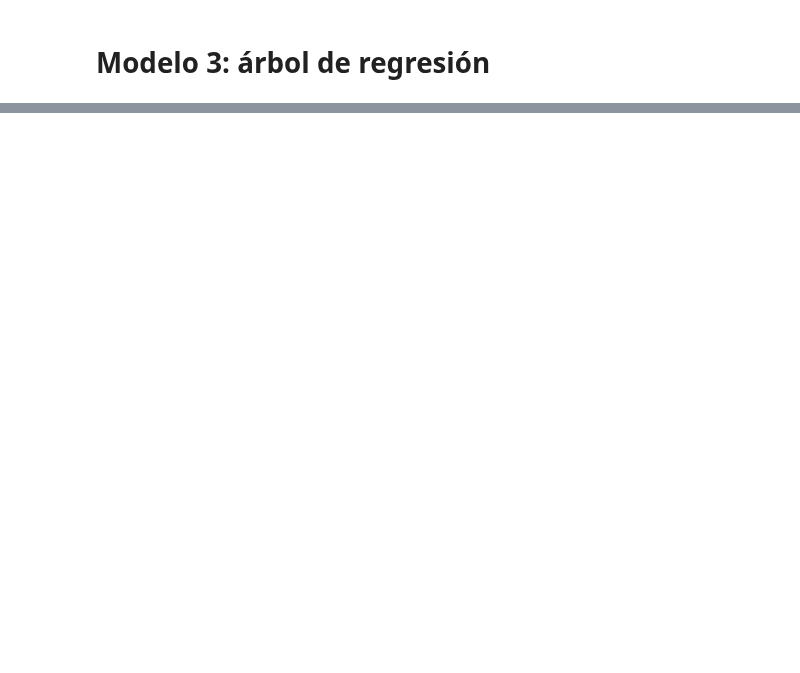
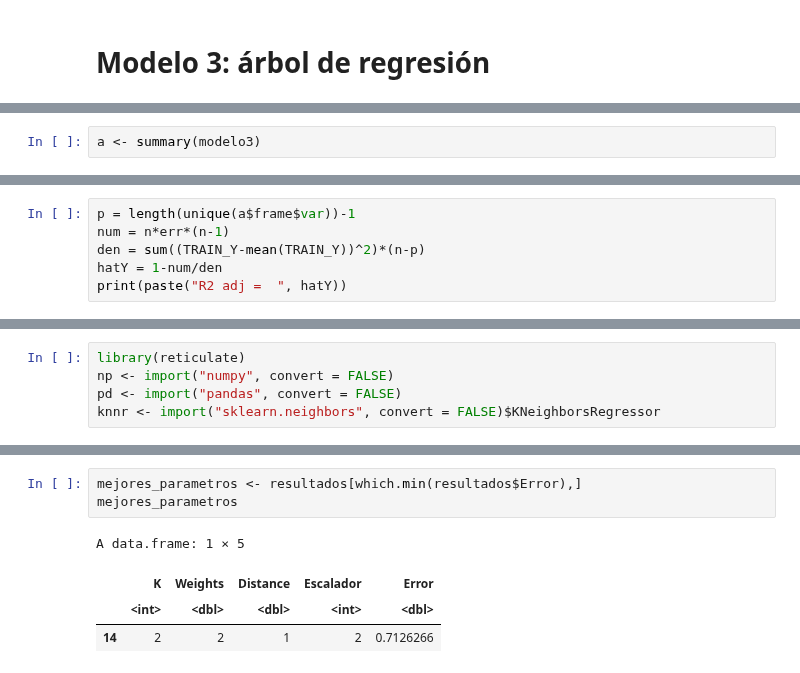
Before and after one commit to Lukas-De-Angelis-Riva/Aprendizaje-estadistico, a Jupyter notebook: trabajo_practico3/src/Forward.ipynb, the cells around one changed output, grey strips where cells are left out. Drawn from its saved outputs; the diff is of its cells as text; blank space fills up the shorter version.

```diff
--- a/trabajo_practico3/src/Forward.ipynb
+++ b/trabajo_practico3/src/Forward.ipynb
@@ -357,0 +456,2 @@ print(paste("R2 adj =  ", hatY))
+# %%
+a <- summary(modelo3)
@@ -357,0 +481,6 @@ print(paste("R2 adj =  ", hatY))
+# %%
+p = length(unique(a$frame$var))-1
+num = n*err*(n-1)
+den = sum((TRAIN_Y-mean(TRAIN_Y))^2)*(n-p)
+hatY = 1-num/den
+print(paste("R2 adj =  ", hatY))
@@ -357,0 +491,5 @@ print(paste("R2 adj =  ", hatY))
+# %%
+library(reticulate)
+np <- import("numpy", convert = FALSE)
+pd <- import("pandas", convert = FALSE)
+knnr <- import("sklearn.neighbors", convert = FALSE)$KNeighborsRegressor
@@ -357,0 +559,8 @@ print(paste("R2 adj =  ", hatY))
+# %%
+mejores_parametros <- resultados[which.min(resultados$Error),]
+mejores_parametros
+# %% [output]
+A data.frame: 1 × 5
+|  | K | Weights | Distance | Escalador | Error |
+|  | <int> | <dbl> | <dbl> | <int> | <dbl> |
+| 14 | 2 | 2 | 1 | 2 | 0.7126266 |
```
Also changed, not shown: parts of 61 cells of this notebook, 3 other files.
